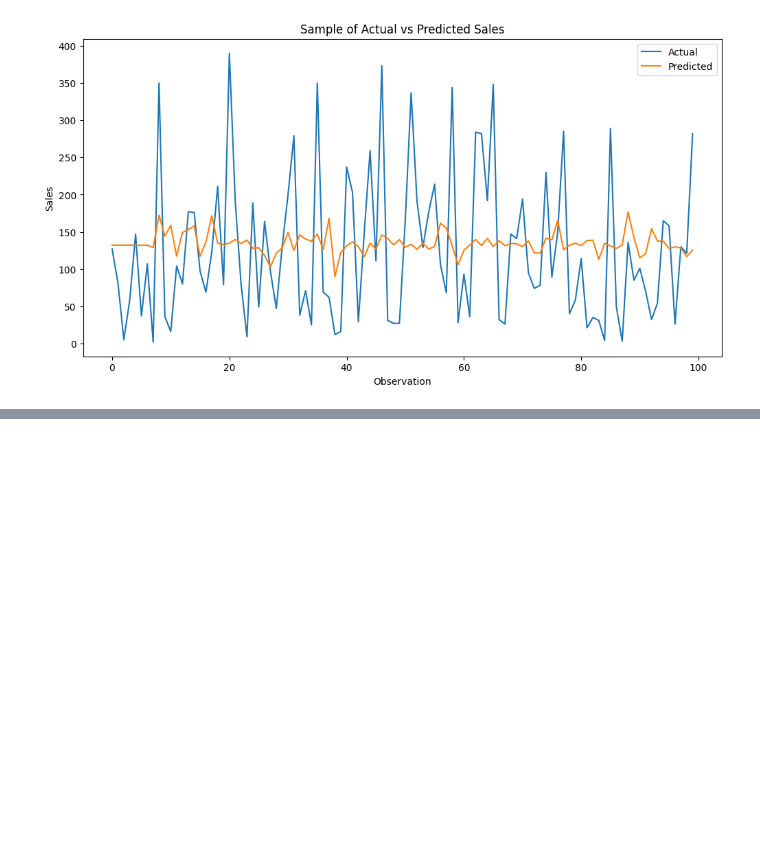
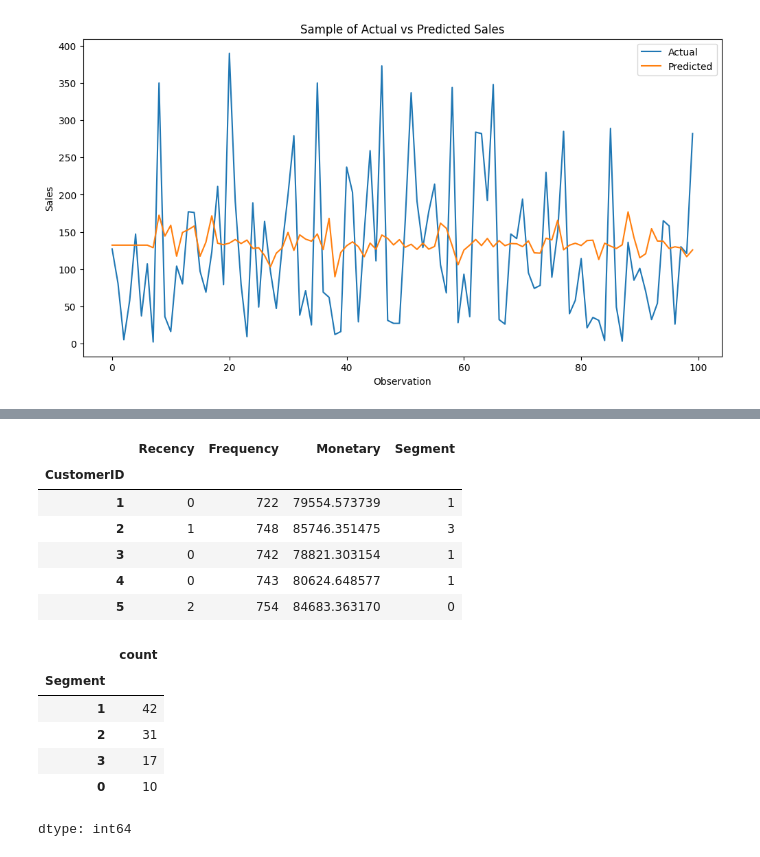
Before and after one commit to shubhanagrawal/Walmart-Hackathon, a Jupyter notebook: walmart.ipynb, the cells around one changed output, grey strips where cells are left out. Cells and saved outputs as stored; diff of their text form; code cells hidden in the pictures; blank space fills up the shorter version.

```diff
--- a/walmart.ipynb
+++ b/walmart.ipynb
@@ -810,0 +860,38 @@ plt.show()
+# %%
+import pandas as pd
+from sklearn.preprocessing import StandardScaler
+from sklearn.cluster import KMeans
+import numpy as np
+
+# Perform RFM analysis on df_kaggle
+rfm_kaggle = df_kaggle.groupby('CustomerID').agg({
+    'Date': lambda x: (df_kaggle['Date'].max() - x.max()).days,
+    'CustomerID': 'count',
+    'Amount': 'sum'
+}).rename(columns={'Date': 'Recency', 'CustomerID': 'Frequency', 'Amount': 'Monetary'})
+
+# Scale the RFM features
+scaler_kaggle = StandardScaler()
+rfm_scaled_kaggle = scaler_kaggle.fit_transform(rfm_kaggle)
+
+# Perform KMeans clustering
+kmeans_kaggle = KMeans(n_clusters=4, random_state=42, n_init=10) # Added n_init for KMeans
+rfm_kaggle['Segment'] = kmeans_kaggle.fit_predict(rfm_scaled_kaggle)
+
+display(rfm_kaggle.head())
+display(rfm_kaggle['Segment'].value_counts())
+# %% [output]
+|  | Recency | Frequency | Monetary | Segment |
+| CustomerID |  |  |  |  |
+| 1 | 0 | 722 | 79554.573739 | 1 |
+| 2 | 1 | 748 | 85746.351475 | 3 |
+| 3 | 0 | 742 | 78821.303154 | 1 |
+| 4 | 0 | 743 | 80624.648577 | 1 |
+| 5 | 2 | 754 | 84683.363170 | 0 |
+|  | count |
+| Segment |  |
+| 1 | 42 |
+| 2 | 31 |
+| 3 | 17 |
+| 0 | 10 |
+dtype: int64
```
Also changed, not shown: parts of 4 cells of this notebook.
